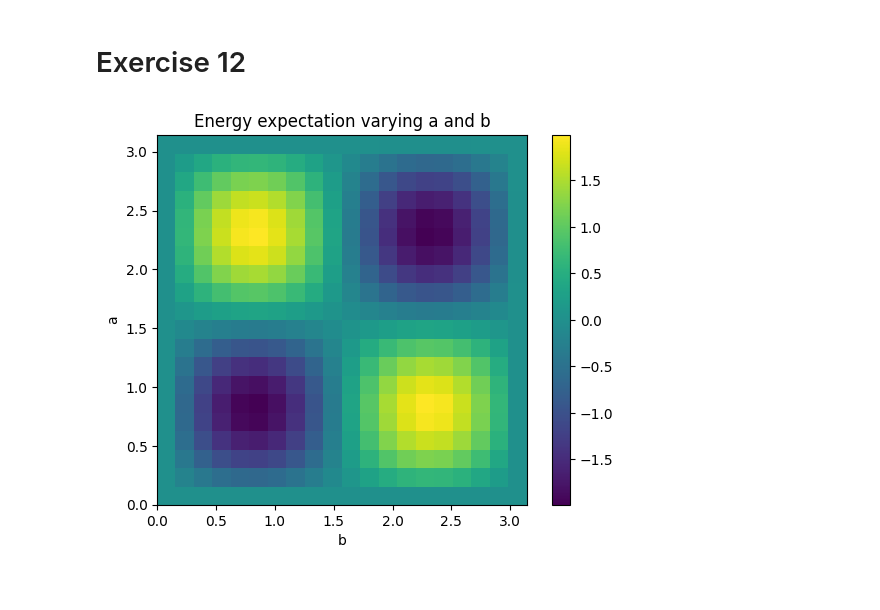
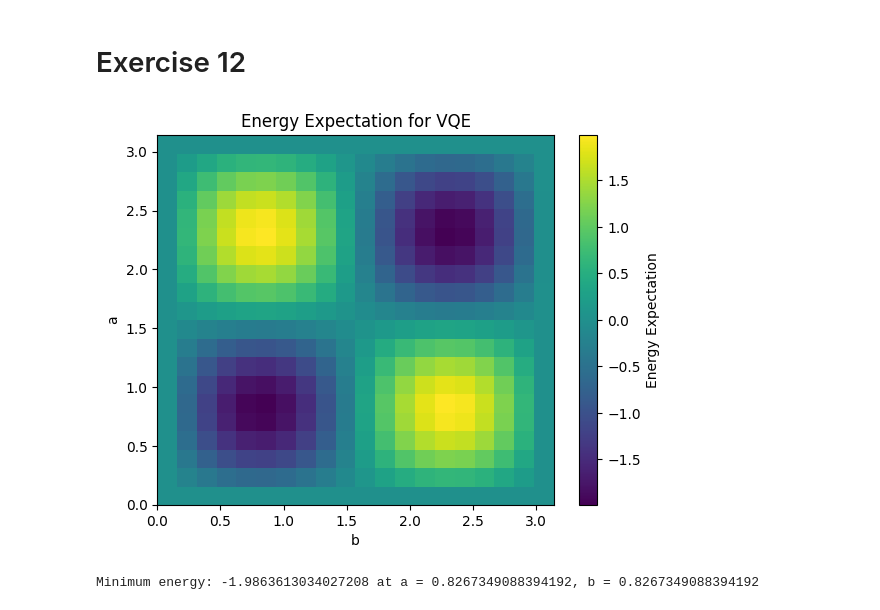
Before and after one commit to gconcheri/FoPra34, a Jupyter notebook: computational_exercises_Alan_day1.ipynb, the cells around one changed output. Drawn from its saved outputs; the diff is of its cells as text; code cells hidden in the pictures.

```diff
--- a/computational_exercises_Alan_day1.ipynb
+++ b/computational_exercises_Alan_day1.ipynb
@@ -100,28 +100,48 @@ def parametrized_circuit(a, b):
 # %%
 import numpy as np
 import matplotlib.pyplot as plt
+from qiskit import transpile
 from qiskit.primitives import Estimator
 from qiskit.quantum_info import SparsePauliOp
 
-estimator = Estimator()
-
 H = SparsePauliOp.from_list([("XZ", -1), ("ZX", -1)])
 
+# Prepare the grid search parameters
 nmbr_points = 20
 a_array = np.linspace(0, np.pi, nmbr_points)
 b_array = np.linspace(0, np.pi, nmbr_points)
 expectation_value = np.zeros((nmbr_points, nmbr_points))
 
+# Backend setup
+backend = AerSimulator()
+
+# Estimator without noise model
+estimator = Estimator()
+
+# Evaluate the energy expectation for each parameter set without noise
 for a_id, a_val in enumerate(a_array):
     for b_id, b_val in enumerate(b_array):
         psi = parametrized_circuit(a_val, b_val)
-        expectation_value[a_id, b_id] = estimator.run(psi, H).result().values[0]
+        transpiled_psi = transpile(psi, backend)
+        # Run the transpiled circuit on the backend without noise model
+        result = estimator.run(transpiled_psi, H, backend_options={"backend_name": "aer_simulator"}).result()
+        expectation_value[a_id, b_id] = result.values[0]
 
-plt.imshow(expectation_value, origin='lower', extent=[0, math.pi, 0, math.pi])
-plt.colorbar()
-plt.title("Energy expectation varying a and b")
-plt.xlabel("b")
-plt.ylabel("a")
+# Plot the heatmap without noise
+plt.imshow(expectation_value, origin='lower', extent=[0, np.pi, 0, np.pi], aspect='auto', cmap='viridis')
+plt.colorbar(label='Energy Expectation')
+plt.title('Energy Expectation for VQE')
+plt.xlabel('b')
+plt.ylabel('a')
 plt.show()
+
+# Find the minimum energy state without noise
+min_index = np.unravel_index(np.argmin(expectation_value), expectation_value.shape)
+min_energy = expectation_value[min_index]
+min_a = a_array[min_index[0]]
+min_b = b_array[min_index[1]]
+
+print(f"Minimum energy: {min_energy} at a = {min_a}, b = {min_b}")
 # %% [output]
-[figure, old version]
+[figure, new version]
+Minimum energy: -1.9863613034027208 at a = 0.8267349088394192, b = 0.8267349088394192
```
Also changed, not shown: parts of 7 cells of this notebook, 1 other file.
